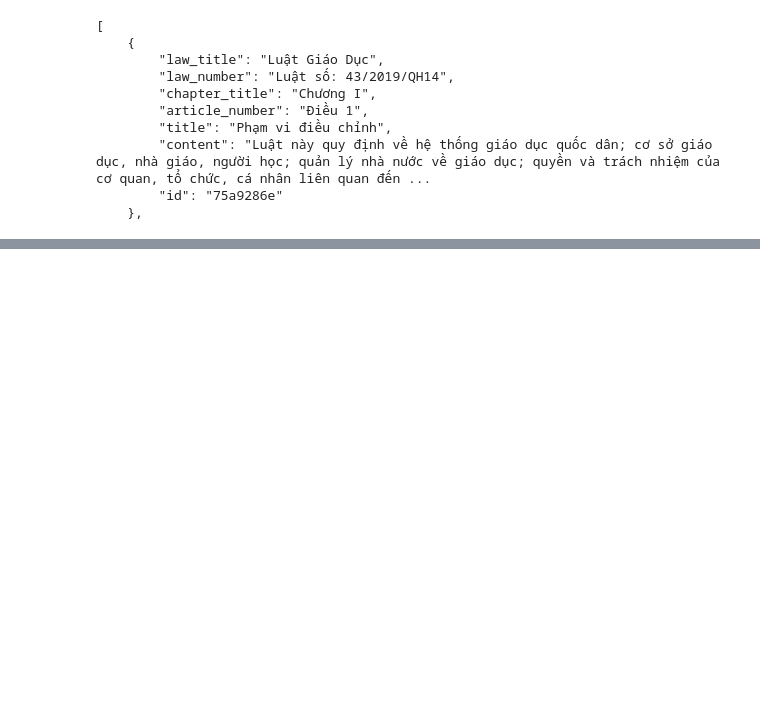
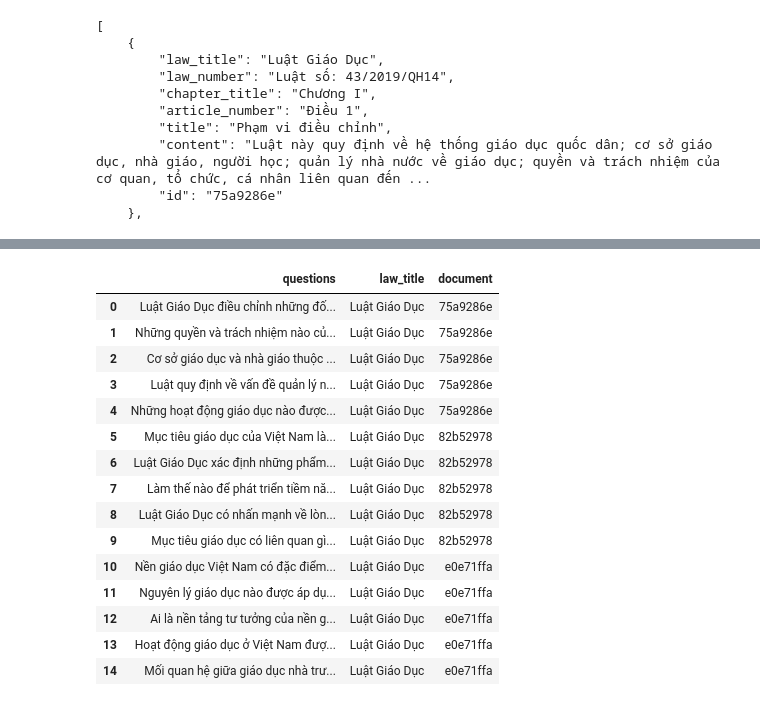
Before and after one commit to TinChung41/End-to-end-law-searching-with-RAG-Mamba, a Jupyter notebook: law_data_with_ids.ipynb, the cells around one changed output, grey strips where cells are left out. Drawn from its saved outputs; the diff is of its cells as text; code cells hidden in the pictures; blank space fills up the shorter version.

Commit message:
generate groundtruth dataset for evaluation

```diff
--- a/law_data_with_ids.ipynb
+++ b/law_data_with_ids.ipynb
@@ -158,2 +192,6 @@ KeyError: 'section'
+# %%
+doc_id = '35bdafa7'
+questions = generate_questions(doc)
+results[doc_id] = questions
 # %%
 import pickle
@@ -160,4 +200,4 @@ import pickle
 # %%
-with open('results.bin', 'rb') as f_in:
+with open('./results.bin', 'rb') as f_in:
     results = pickle.load(f_in)
 # %%
@@ -167,3 +207,12 @@ results['1f6520ca']
+# %%
+json_questions = [
+  r"Trường của cơ quan nhà nước, tổ chức chính trị, tổ chức chính trị - xã hội có nhiệm vụ chính là gì?",
+  "Trường của lực lượng vũ trang nhân dân đào tạo những đối tượng nào?",
+  "Các trường của cơ quan nhà nước, tổ chức chính trị - xã hội, và lực lượng vũ trang nhân dân hoạt động theo những quy định nào?",
+  "Khi nào thì trường của các cơ quan, tổ chức này được cấp văn bằng, chứng chỉ của hệ thống giáo dục quốc dân?",
+  "Cơ quan nào chịu trách nhiệm quy định chi tiết về hoạt động của các loại trường này?"
+]
+results['35bdafa7'] = json.dumps(json_questions)
 # %%
 parsed_resulst = {}
 
@@ -175,10 +242,31 @@ doc_index = {d['id']: d for d in documents}
 final_results = []
 
 for doc_id, questions in parsed_resulst.items():
-    course = doc_index[doc_id]['course']
+    law_title = doc_index[doc_id]['law_title']
     for q in questions:
-        final_results.append((q, course, doc_id))
+        final_results.append((q, law_title, doc_id))
 # %%
 import pandas as pd
 # %%
-df = pd.DataFrame(final_results, columns=['question', 'course', 'document'])
+df = pd.DataFrame(final_results, columns=['questions', 'law_title', 'document'])
+# law_title: {law_title}
+# title: {title}
+# answer: {content}
+df.head(5)
+# %% [output]
+|  | questions | law_title | document |
+| 0 | Luật Giáo Dục điều chỉnh những đố... | Luật Giáo Dục | 75a9286e |
+| 1 | Những quyền và trách nhiệm nào củ... | Luật Giáo Dục | 75a9286e |
+| 2 | Cơ sở giáo dục và nhà giáo thuộc ... | Luật Giáo Dục | 75a9286e |
+| 3 | Luật quy định về vấn đề quản lý n... | Luật Giáo Dục | 75a9286e |
+| 4 | Những hoạt động giáo dục nào được... | Luật Giáo Dục | 75a9286e |
+| 5 | Mục tiêu giáo dục của Việt Nam là... | Luật Giáo Dục | 82b52978 |
+| 6 | Luật Giáo Dục xác định những phẩm... | Luật Giáo Dục | 82b52978 |
+| 7 | Làm thế nào để phát triển tiềm nă... | Luật Giáo Dục | 82b52978 |
+| 8 | Luật Giáo Dục có nhấn mạnh về lòn... | Luật Giáo Dục | 82b52978 |
+| 9 | Mục tiêu giáo dục có liên quan gì... | Luật Giáo Dục | 82b52978 |
+| 10 | Nền giáo dục Việt Nam có đặc điểm... | Luật Giáo Dục | e0e71ffa |
+| 11 | Nguyên lý giáo dục nào được áp dụ... | Luật Giáo Dục | e0e71ffa |
+| 12 | Ai là nền tảng tư tưởng của nền g... | Luật Giáo Dục | e0e71ffa |
+| 13 | Hoạt động giáo dục ở Việt Nam đượ... | Luật Giáo Dục | e0e71ffa |
+| 14 | Mối quan hệ giữa giáo dục nhà trư... | Luật Giáo Dục | e0e71ffa |
```
Also changed, not shown: parts of 10 cells of this notebook, 2 other files.
